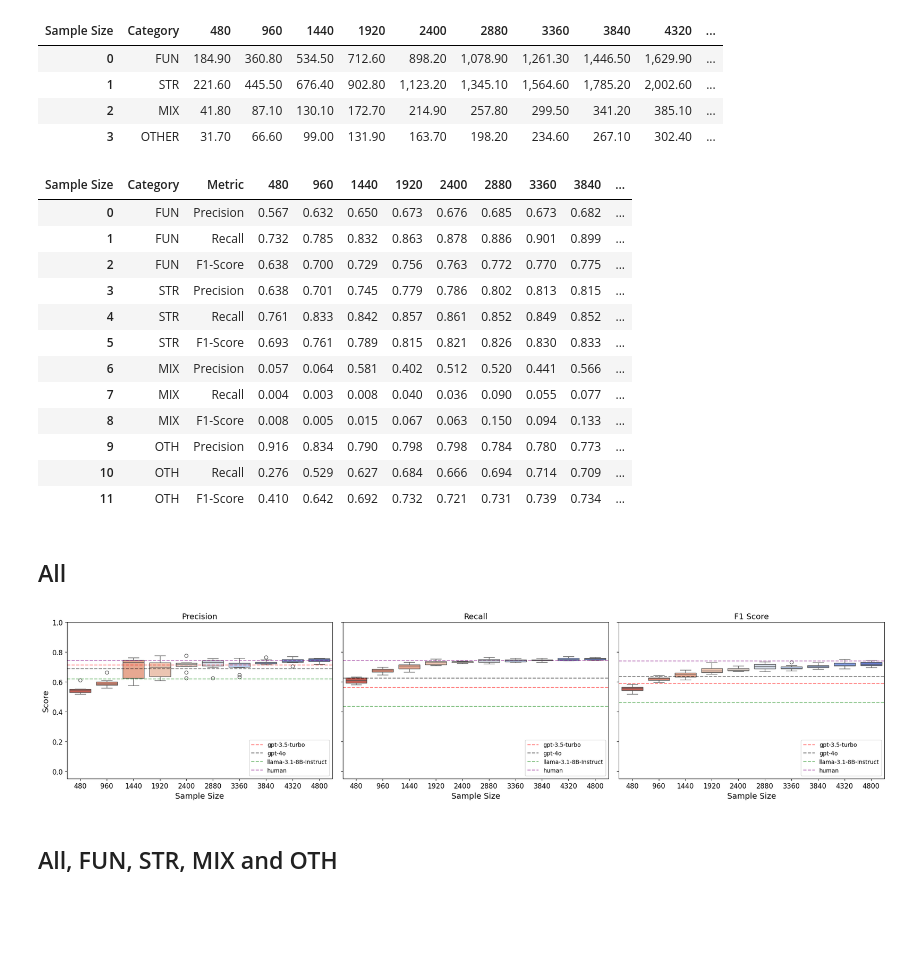
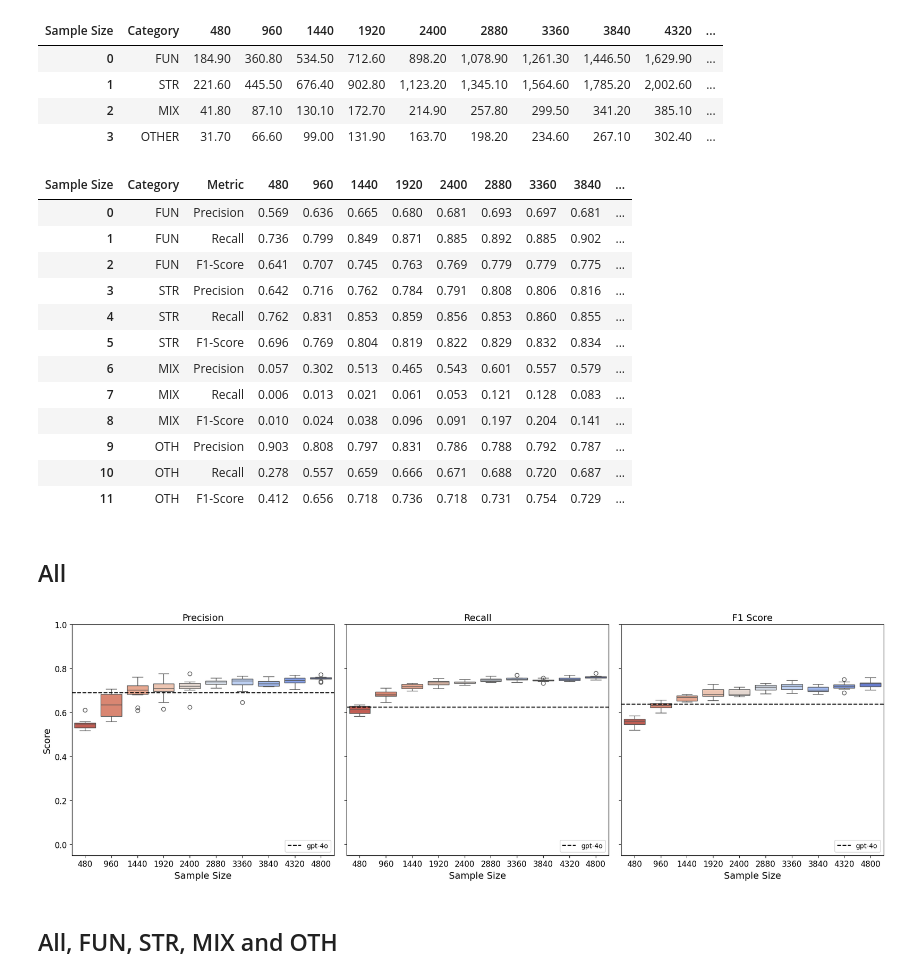
Before and after one commit to Marco-Consoloni/patent-sentence-classification, a Jupyter notebook: evaluate_incremental.ipynb, the cells around one changed output. Saved outputs shown, nothing was run; the diff lists cells and outputs as text; code cells hidden in the pictures; blank space fills up the shorter version.

Commit message:
plot only gpt-4o

```diff
--- a/evaluate_incremental.ipynb
+++ b/evaluate_incremental.ipynb
@@ -61,7 +63,7 @@ for file_name in os.listdir(folder_path):
 
         results.append(result)
 
-df_results = pd.DataFrame(results).sort_values(by=['Sample Size', 'Fold'])
+df_results = pd.DataFrame(results).sort_values(by=['Sample Size', 'F1-Score_All'])
 df_results
 # %% [output]
 |  | Sample Size | Fold | Precision_All | Recall_All | F1-Score_All | Precision_FUN | Recall_FUN | ... |
@@ -112,23 +114,23 @@ df.to_excel('/home/fantoni/patent-sentence-classification/results/tables/increme
 df
 # %% [output]
 | Sample Size | Category | Metric | 480 | 960 | 1440 | 1920 | 2400 | 2880 | 3360 | 3840 | ... |
-| 0 | FUN | Precision | 0.567 | 0.632 | 0.650 | 0.673 | 0.676 | 0.685 | 0.673 | 0.682 | ... |
-| 1 | FUN | Recall | 0.732 | 0.785 | 0.832 | 0.863 | 0.878 | 0.886 | 0.901 | 0.899 | ... |
-| 2 | FUN | F1-Score | 0.638 | 0.700 | 0.729 | 0.756 | 0.763 | 0.772 | 0.770 | 0.775 | ... |
-| 3 | STR | Precision | 0.638 | 0.701 | 0.745 | 0.779 | 0.786 | 0.802 | 0.813 | 0.815 | ... |
-| 4 | STR | Recall | 0.761 | 0.833 | 0.842 | 0.857 | 0.861 | 0.852 | 0.849 | 0.852 | ... |
-| 5 | STR | F1-Score | 0.693 | 0.761 | 0.789 | 0.815 | 0.821 | 0.826 | 0.830 | 0.833 | ... |
-| 6 | MIX | Precision | 0.057 | 0.064 | 0.581 | 0.402 | 0.512 | 0.520 | 0.441 | 0.566 | ... |
-| 7 | MIX | Recall | 0.004 | 0.003 | 0.008 | 0.040 | 0.036 | 0.090 | 0.055 | 0.077 | ... |
-| 8 | MIX | F1-Score | 0.008 | 0.005 | 0.015 | 0.067 | 0.063 | 0.150 | 0.094 | 0.133 | ... |
-| 9 | OTH | Precision | 0.916 | 0.834 | 0.790 | 0.798 | 0.798 | 0.784 | 0.780 | 0.773 | ... |
-| 10 | OTH | Recall | 0.276 | 0.529 | 0.627 | 0.684 | 0.666 | 0.694 | 0.714 | 0.709 | ... |
-| 11 | OTH | F1-Score | 0.410 | 0.642 | 0.692 | 0.732 | 0.721 | 0.731 | 0.739 | 0.734 | ... |
+| 0 | FUN | Precision | 0.569 | 0.636 | 0.665 | 0.680 | 0.681 | 0.693 | 0.697 | 0.681 | ... |
+| 1 | FUN | Recall | 0.736 | 0.799 | 0.849 | 0.871 | 0.885 | 0.892 | 0.885 | 0.902 | ... |
+| 2 | FUN | F1-Score | 0.641 | 0.707 | 0.745 | 0.763 | 0.769 | 0.779 | 0.779 | 0.775 | ... |
+| 3 | STR | Precision | 0.642 | 0.716 | 0.762 | 0.784 | 0.791 | 0.808 | 0.806 | 0.816 | ... |
+| 4 | STR | Recall | 0.762 | 0.831 | 0.853 | 0.859 | 0.856 | 0.853 | 0.860 | 0.855 | ... |
+| 5 | STR | F1-Score | 0.696 | 0.769 | 0.804 | 0.819 | 0.822 | 0.829 | 0.832 | 0.834 | ... |
+| 6 | MIX | Precision | 0.057 | 0.302 | 0.513 | 0.465 | 0.543 | 0.601 | 0.557 | 0.579 | ... |
+| 7 | MIX | Recall | 0.006 | 0.013 | 0.021 | 0.061 | 0.053 | 0.121 | 0.128 | 0.083 | ... |
+| 8 | MIX | F1-Score | 0.010 | 0.024 | 0.038 | 0.096 | 0.091 | 0.197 | 0.204 | 0.141 | ... |
+| 9 | OTH | Precision | 0.903 | 0.808 | 0.797 | 0.831 | 0.786 | 0.788 | 0.792 | 0.787 | ... |
+| 10 | OTH | Recall | 0.278 | 0.557 | 0.659 | 0.666 | 0.671 | 0.688 | 0.720 | 0.687 | ... |
+| 11 | OTH | F1-Score | 0.412 | 0.656 | 0.718 | 0.736 | 0.718 | 0.731 | 0.754 | 0.729 | ... |
 # %% [markdown]
 ## All
 # %%
 # Import table with all results
-df_compare = pd.read_excel('/home/fantoni/patent-sentence-classification/results/tables/comparison_classification.xlsx')
+df_compare = pd.read_excel('/home/fantoni/patent-sentence-classification/results/tables/class_comparison.xlsx')
 
 # Set plotting parameters
 plt.rcParams.update({'font.size': 14, 'axes.titlesize': 14, 'axes.labelsize': 14, 'xtick.labelsize': 12, 'ytick.labelsize': 12, 'legend.fontsize': 10})
@@ -136,7 +138,7 @@ plt.rcParams.update({'font.size': 14, 'axes.titlesize': 14, 'axes.labelsize': 14
 # Create subplots
 rows = 1 # All
 cols = 3 # Precision, Recall, F1
-fig, axes = plt.subplots(rows, cols, figsize=(7 * cols, 5 * rows), sharey=True)
+fig, axes = plt.subplots(rows, cols, figsize=(6 * cols, 6 * rows), sharey=True)
 
 # Define the y-axis limits
 y_min = -0.05
@@ -158,46 +160,46 @@ human_recall = df_compare.query(f"model=='human' ")['recall_All'].iloc[0]
 # F1
 gpt35_f1 = df_compare.query(f"model=='gpt-3.5-turbo'")['f1_All'].iloc[0]
 gpt4_f1 = df_compare.query(f"model=='gpt-4o'")['f1_All'].iloc[0]
 llama_f1 = df_compare.query(f"model=='Llama-3.1-8B-Instruct'")['f1_All'].iloc[0]
 human_f1 = df_compare.query(f"model=='human' ")['f1_All'].iloc[0]
 
 # Precision Boxplot
 sns.boxplot(x="Sample Size", y="Precision_All", palette="coolwarm_r", data=df_results, ax=axes[0])
 axes[0].set_title("Precision")
 axes[0].set_ylim(y_min, y_max)
 axes[0].set_ylabel("Score")
-axes[0].axhline(y=gpt35_precision, color='red', linestyle='--', linewidth=1.5, label=f"gpt-3.5-turbo", alpha=0.5)
-axes[0].axhline(y=gpt4_precision, color='black', linestyle='--', linewidth=1.5, label=f"gpt-4o", alpha=0.5)
-axes[0].axhline(y=llama_precision, color='green', linestyle='--', linewidth=1.5, label=f"llama-3.1-8B-Instruct", alpha=0.5)
-axes[0].axhline(y=human_precision, color='purple', linestyle='--', linewidth=1.5, label=f"human", alpha=0.5)
+#axes[0].axhline(y=gpt35_precision, color='red', linestyle='--', label=f"gpt-3.5-turbo")
+axes[0].axhline(y=gpt4_precision, color='black', linestyle='--', label=f"gpt-4o")
+#axes[0].axhline(y=llama_precision, color='green', linestyle='--', label=f"llama-3.1-8B-Instruct")
+#axes[0].axhline(y=human_precision, color='purple', linestyle='--', label=f"human")
 axes[0].legend(loc="lower right")
 
 # Recall Boxplot
 sns.boxplot(x="Sample Size", y="Recall_All", palette="coolwarm_r", data=df_results, ax=axes[1])
 axes[1].set_title("Recall")
 axes[1].set_ylim(y_min, y_max)
 axes[1].set_ylabel("")
-axes[1].axhline(y=gpt35_recall, color='red', linestyle='--', linewidth=1.5, label=f"gpt-3.5-turbo", alpha=0.5)
-axes[1].axhline(y=gpt4_recall, color='black', linestyle='--', linewidth=1.5, label=f"gpt-4o", alpha=0.5)
-axes[1].axhline(y=llama_recall, color='green', linestyle='--', linewidth=1.5, label=f"llama-3.1-8B-Instruct", alpha=0.5)
-axes[1].axhline(y=human_recall, color='purple', linestyle='--', linewidth=1.5, label=f"human", alpha=0.5)
+#axes[1].axhline(y=gpt35_recall, color='red', linestyle='--', label=f"gpt-3.5-turbo")
+axes[1].axhline(y=gpt4_recall, color='black', linestyle='--', label=f"gpt-4o")
+#axes[1].axhline(y=llama_recall, color='green', linestyle='--', label=f"llama-3.1-8B-Instruct")
+#axes[1].axhline(y=human_recall, color='purple', linestyle='--', label=f"human")
 axes[1].legend(loc="lower right")
 
 # F1 Score Boxplot
 sns.boxplot(x="Sample Size", y="F1-Score_All", palette="coolwarm_r", data=df_results, ax=axes[2])
 axes[2].set_title("F1 Score")
 axes[2].set_ylim(y_min, y_max)
 axes[2].set_ylabel("")
-axes[2].axhline(y=gpt35_f1, color='red', linestyle='--', linewidth=1.5, label=f"gpt-3.5-turbo", alpha=0.5)
-axes[2].axhline(y=gpt4_f1, color='black', linestyle='--', linewidth=1.5, label=f"gpt-4o", alpha=0.5)
-axes[2].axhline(y=llama_f1, color='green', linestyle='--', linewidth=1.5, label=f"llama-3.1-8B-Instruct", alpha=0.5)
-axes[2].axhline(y=human_f1, color='purple', linestyle='--', linewidth=1.5, label=f"human", alpha=0.5)
+#axes[2].axhline(y=gpt35_f1, color='red', linestyle='--', label=f"gpt-3.5-turbo")
+axes[2].axhline(y=gpt4_f1, color='black', linestyle='--', label=f"gpt-4o")
+#axes[2].axhline(y=llama_f1, color='green', linestyle='--', label=f"llama-3.1-8B-Instruct")
+#axes[2].axhline(y=human_f1, color='purple', linestyle='--', label=f"human")
 axes[2].legend(loc="lower right")
 
 plt.tight_layout()
 plt.show()
 # %% [output]
-[figure, old version]
+[figure, new version]
 # %% [markdown]
 ## All, FUN, STR, MIX and OTH
 # %%
```
Also changed, not shown: parts of 3 cells of this notebook.
